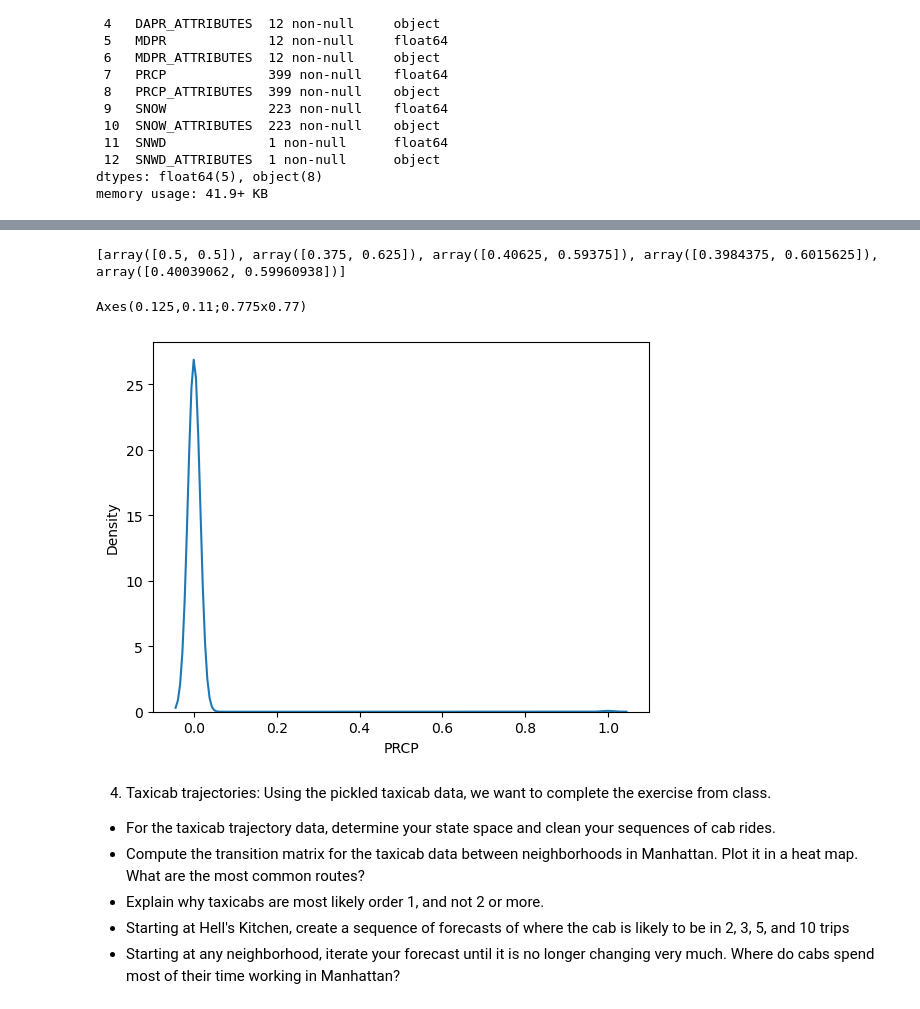
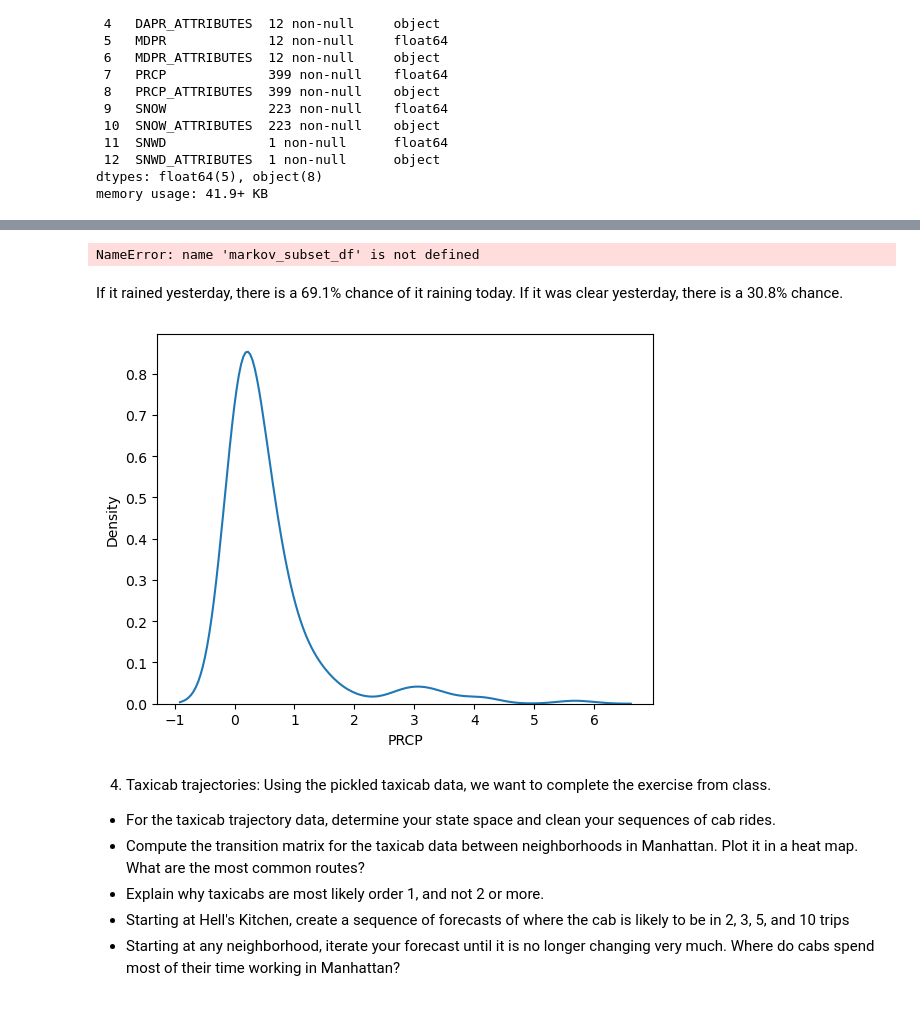
Before and after one commit to caroline-kranefuss/understanding_uncertainty_assignments_group_one, a Jupyter notebook: assignment_5.ipynb, the cells around one changed output, grey strips where cells are left out. Saved outputs shown, nothing was run; the diff lists cells and outputs as text; code cells hidden in the pictures.

Commit message:
combining my code and nates for p3 adding some comments as well

```diff
--- a/assignment_5.ipynb
+++ b/assignment_5.ipynb
@@ -250,7 +250,3 @@ Data columns (total 13 columns):
  12  SNWD_ATTRIBUTES  1 non-null      object
 dtypes: float64(5), object(8)
 memory usage: 41.9+ KB
-# %%
-# Based on the precipitation variable, `PRCP`, make a new variable called `rain` that takes the value 1 if `PRCP`>0 and 0 otherwise.
-
-weather['rain_state'] = weather['PRCP'] > 0
@@ -274,8 +253,21 @@ print(mult_mult(T, s1, 5))
-# %%
-s2 = [0,1] # From rain to clear (is this correct? Should it be [1,1] ie from rain to rain?)
-
-print(mult_mult(T, s2, 5))
-
-# It converges by the third iteration as well
-# %% [output]
-[array([0.5, 0.5]), array([0.375, 0.625]), array([0.40625, 0.59375]), array([0.3984375, 0.6015625]), array([0.40039062, 0.59960938])]
+# %%
+#Generating transition matrix:
+# Sort by date
+markov_subset_df = markov_subset_df.sort_values('DATE')
+# Genersate a next state
+markov_subset_df['next_state'] = markov_subset_df['rain'].shift(-1)
+# Create a df of all the transitions
+df_transitions = markov_subset_df[:-1].copy()
+transition_counts = pd.crosstab(
+    df_transitions['rain'],
+    df_transitions['next_state'],
+    rownames=['Current State'],
+    colnames=['Next State']
+)
+# Normalize
+rain_transition_matrix = transition_counts.div(transition_counts.sum(axis=1), axis=0)
+rain_transition_matrix
+# %% [output]
+NameError: name 'markov_subset_df' is not defined
+# %% [markdown]
+If it rained yesterday, there is a 69.1% chance of it raining today. If it was clear yesterday, there is a 30.8% chance.
@@ -282,15 +344,13 @@ print(mult_mult(T, s2, 5))
 # %%
 # Conditional on being rainy, plot a KDE of the `PRCP` variable.
 
 # How do I incorporate the condition of it being rainy? I think the way I did it is wrong but incorporating Markov chain into this seems too complicated for our purview.
 
 import seaborn as sns
 
-my_kde = sns.kdeplot(weather['PRCP'] == 1)
-print(my_kde)
+my_kde = sns.kdeplot(weather.loc[weather['rain_state'] == 1]['PRCP'])
 # %% [output]
-Axes(0.125,0.11;0.775x0.77)
-[figure, old version]
+[figure, new version]
 # %% [markdown]
 4. Taxicab trajectories: Using the pickled taxicab data, we want to complete the exercise from class.
 
```
Also changed, not shown: parts of 19 cells of this notebook.
